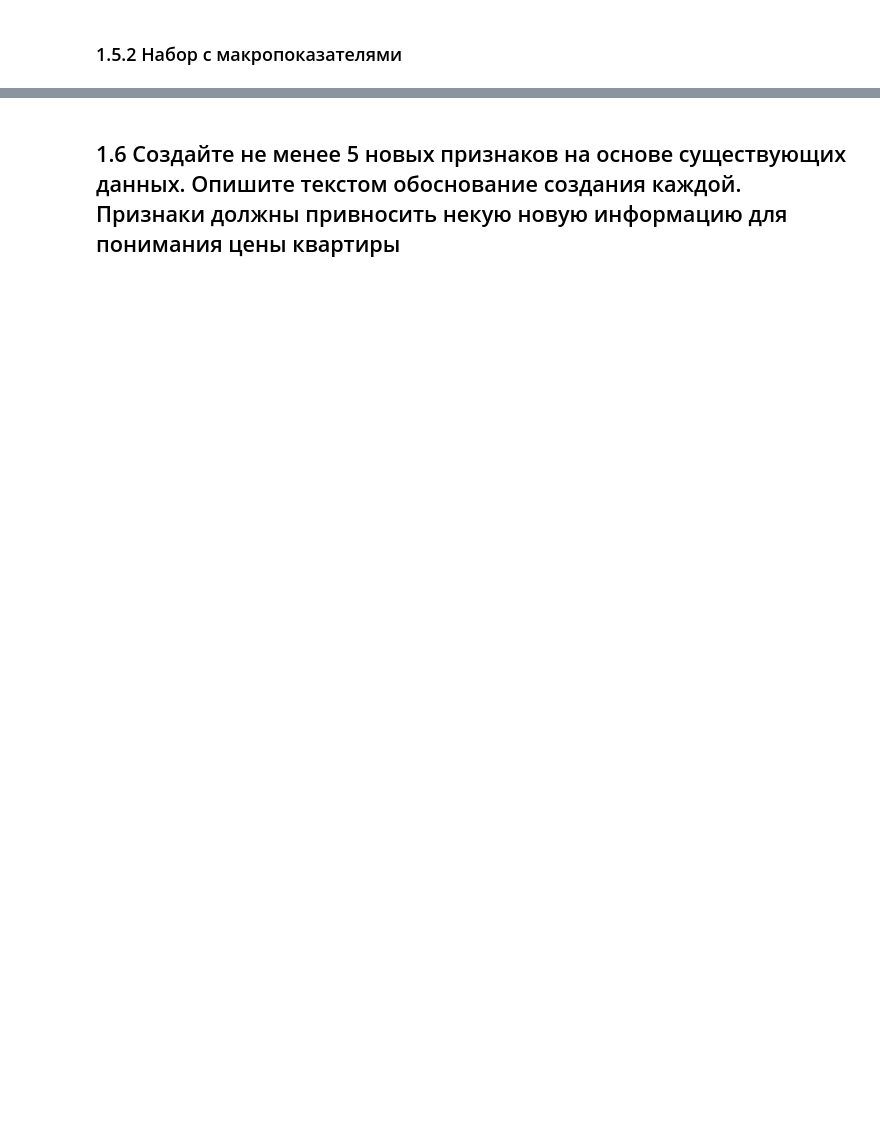
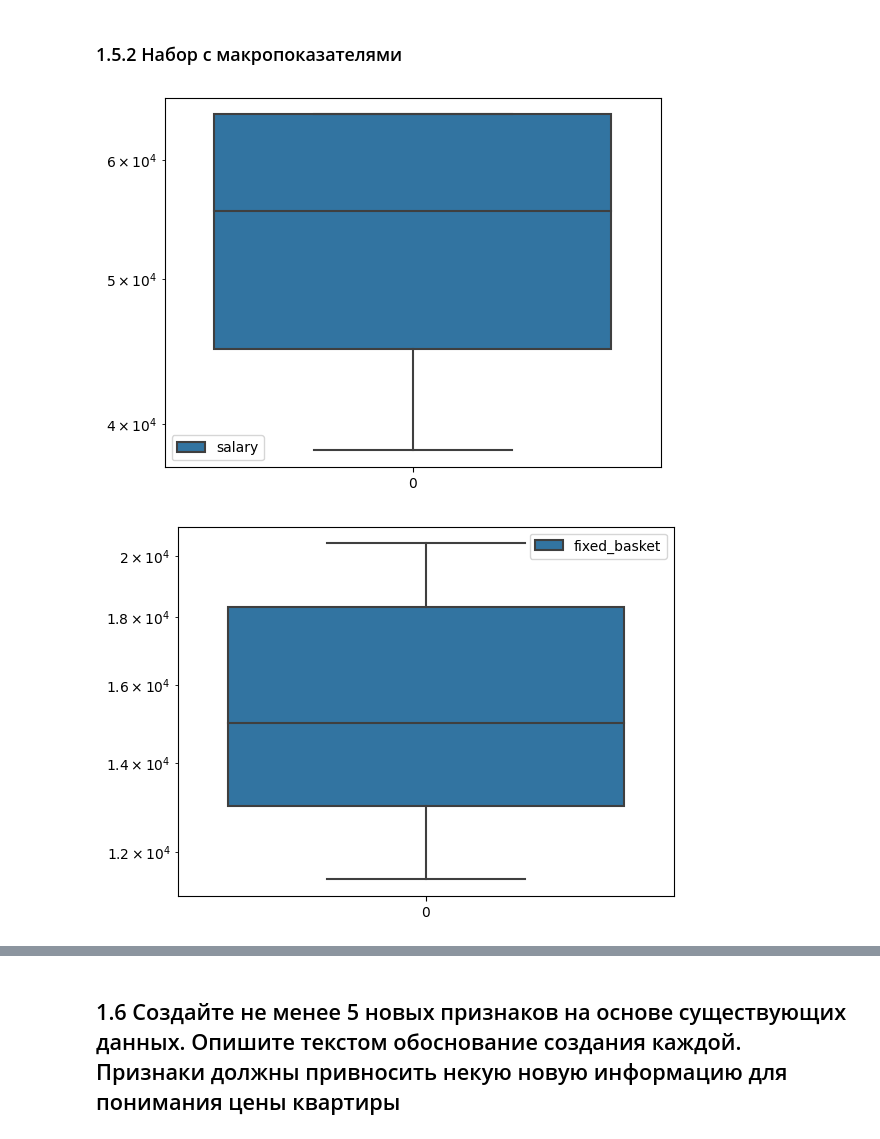
Before and after one commit to pyretttt/masters, a Jupyter notebook: finalTask/06_Шаблон итогового проекта .ipynb, the cells around one changed output, grey strips where cells are left out. Drawn from its saved outputs; the diff is of its cells as text; code cells hidden in the pictures; blank space fills up the shorter version.

```diff
--- a/finalTask/06_Шаблон итогового проекта .ipynb
+++ b/finalTask/06_Шаблон итогового проекта .ipynb
@@ -515,2 +565,10 @@ df_copy.merge(macro_copy, on='timestamp', how='left')
 # %% [markdown]
 ### 1.5.2 Набор с макропоказателями
+# %%
+draw_boxplot(macro_copy)
+# salary, fixed_basket, average_life_exp, rent_price_3room_eco - не наблюдаю выбросы
+# rent_price_2room_eco, rent_price_1room_eco - есть странные выбросы, которые можно удалить
+#   или прировнаять к соответствующим значениям Q1 и Q3
+# %% [output]
+[figure, added]
+[figure, added]
```
Also changed, not shown: parts of 12 cells of this notebook.
